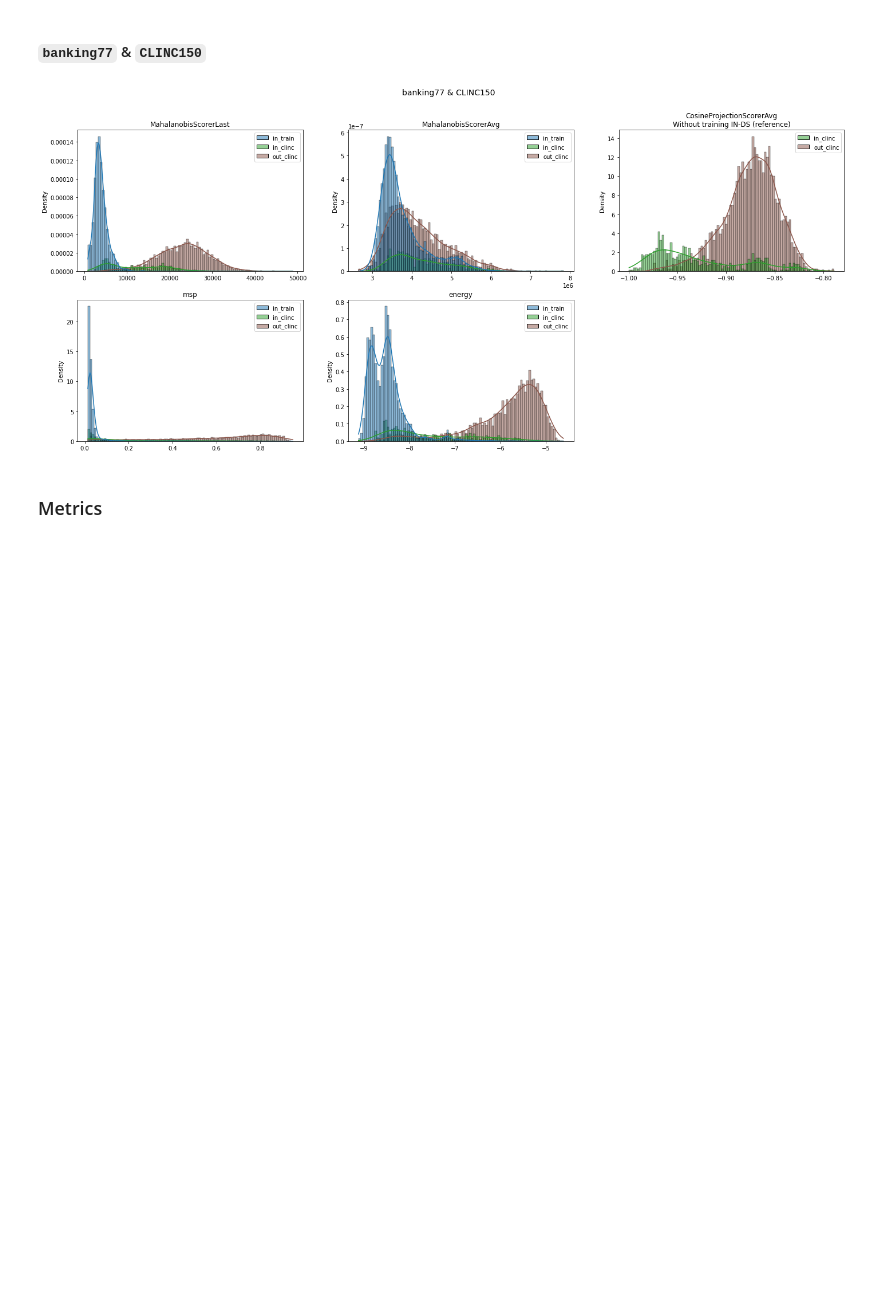
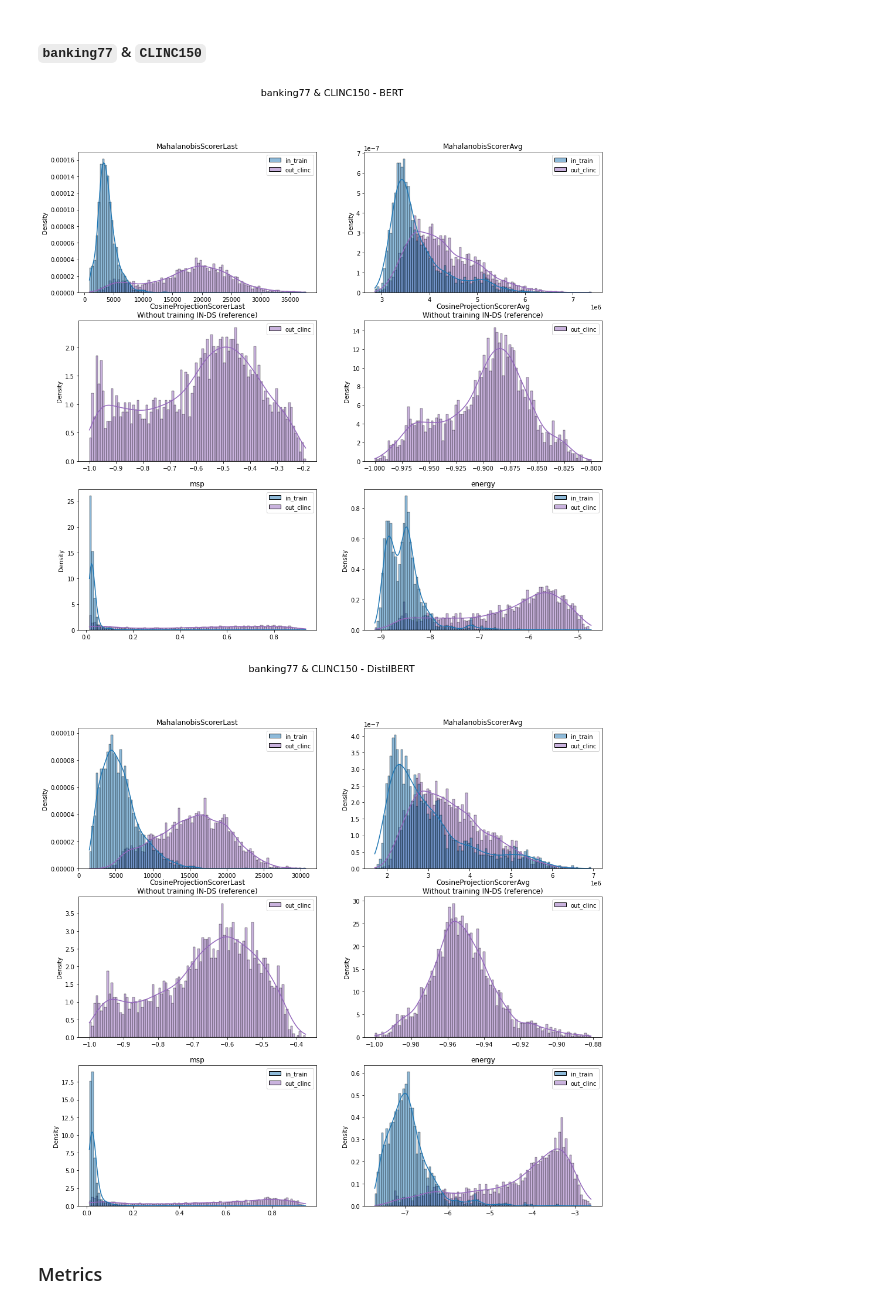
Before and after one commit to PeDiot/OOD-Detection-Intent-Classification, a Jupyter notebook: notebook.ipynb, the cells around one changed output. Saved outputs shown, nothing was run; the diff lists cells and outputs as text; code cells hidden in the pictures; blank space fills up the shorter version.

```diff
--- a/notebook.ipynb
+++ b/notebook.ipynb
@@ -290,7 +272,7 @@ config_args_in = {
     "ood_label": 0
 }
 # %%
-train_loader_b77, _, test_loader_b77 = load_requested_dataset(config_name="b77", **config_args_in)
+train_loader_b77, _, test_loader_b77 = load_requested_dataset(config_name="b77", **config_args_b77)
 # %% [output]
 Downloading and preparing dataset banking77/default to /root/.cache/huggingface/datasets/banking77/default/1.1.0/ff44c4421d7e70aa810b0fa79d36908a38b87aff8125d002cd44f7fcd31f493c...
 Dataset banking77 downloaded and prepared to /root/.cache/huggingface/datasets/banking77/default/1.1.0/ff44c4421d7e70aa810b0fa79d36908a38b87aff8125d002cd44f7fcd31f493c. Subsequent calls will reuse thi ...
@@ -705,7 +586,7 @@ all_scores = {
 # %%
 for model, scores in all_scores.items():
 
-    fig, axes = plt.subplots(ncols=3, nrows=2, figsize=(24, 10))
+    fig, axes = plt.subplots(ncols=2, nrows=3, figsize=(16, 15))
     fig.suptitle(f"All datasets - {model}", size=18)
 
     for (scorer, records), ax in zip(scores.items(), axes.flatten()):
@@ -714,9 +595,5 @@ for model, scores in all_scores.items():
             records,
             ds_names=DS,
             ax=ax,
-            density=True)
-
-    axes[1, 2].set_axis_off()
-
-    fig.show();
+            density=True);
 # %% [output]
@@ -764,18 +638,16 @@ for model, scores in all_scores.items():
 # %% [markdown]
 #### `banking77` & `Bitext`
 # %%
- for model, scores in all_scores.items():
+for model, scores in all_scores.items():
 
-    fig, axes = plt.subplots(ncols=3, nrows=2, figsize=(24, 10))
-    fig.suptitle(f"banking77 & Bitext - {model}", size=14)
+    fig, axes = plt.subplots(ncols=2, nrows=3, figsize=(16, 15))
+    fig.suptitle(f"banking77 & Bitext - {model}", size=16)
 
-    for (scorer, records), ax in zip(scores.items(), axes.flatten()):
+    for (scorer, records_), ax in zip(scores.items(), axes.flatten()):
         plot_scorer_distrib(
             scorer,
-            records,
+            records_,
             ds_names=["in_train", "out_bitext"],
             ax=ax,
-            density=True)
-
-    axes[1, 2].set_axis_off();
+            density=True);
 # %% [output]
@@ -783,19 +656,20 @@ for model, scores in all_scores.items():
 # %% [markdown]
 #### `banking77` & `CLINC150`
 # %%
-fig, axes = plt.subplots(ncols=3, nrows=2, figsize=(24, 10))
-fig.suptitle("banking77 & CLINC150", size=14)
+for model, scores in all_scores.items():
 
-for (scorer, records), ax in zip(all_scores.items(), axes.flatten()):
-    plot_scorer_distrib(
-        scorer,
-        records,
-        ds_names=["in_train", "in_clinc", "out_clinc"],
-        ax=ax,
-        density=True)
+    fig, axes = plt.subplots(ncols=2, nrows=3, figsize=(16, 15))
+    fig.suptitle(f"banking77 & CLINC150 - {model}", size=16)
 
-axes[1, 2].set_axis_off();
+    for (scorer, records_), ax in zip(scores.items(), axes.flatten()):
+        plot_scorer_distrib(
+            scorer,
+            records_,
+            ds_names=["in_train", "out_clinc"],
+            ax=ax,
+            density=True);
 # %% [output]
-[figure, old version]
+[figure, new version]
+[figure, added]
 # %% [markdown]
 ### Metrics
```
Also changed, not shown: parts of 37 cells of this notebook.
